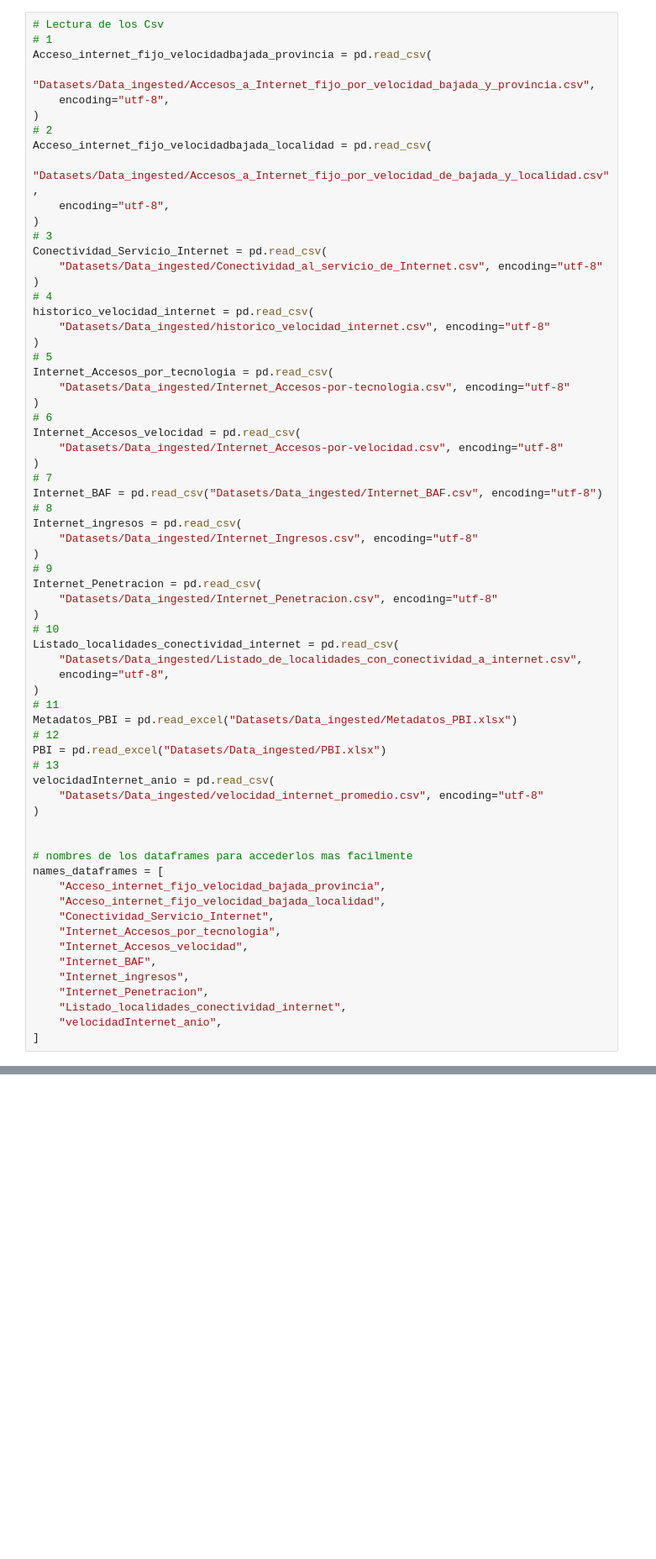
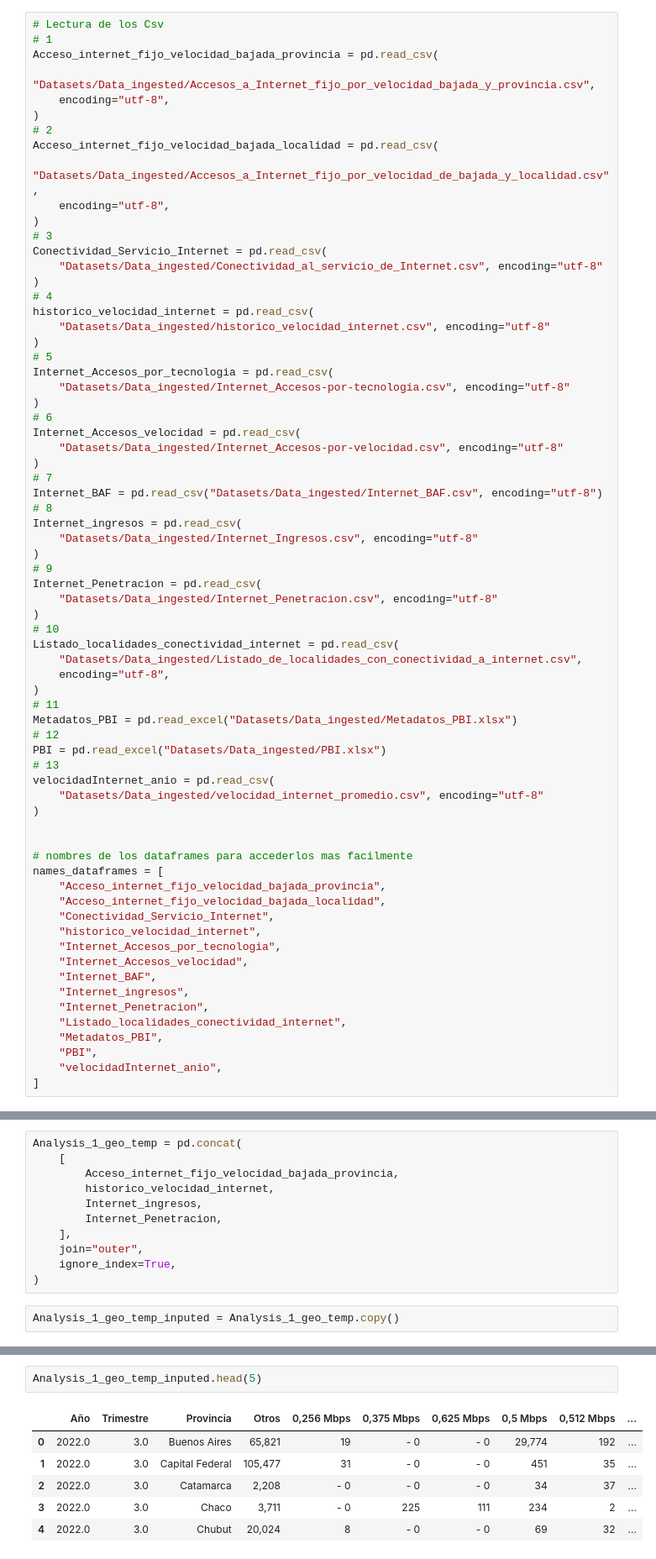
Before and after one commit to EmilianoEmanuelSosa/PI_DA_Data-visualization, a Jupyter notebook: ETL.ipynb, the cells around one changed output, grey strips where cells are left out. Shown at 84% size. Saved outputs shown, nothing was run; the diff lists cells and outputs as text; blank space fills up the shorter version.

```diff
--- a/ETL.ipynb
+++ b/ETL.ipynb
@@ -19,12 +20,12 @@ pd.set_option("display.width", None)
 # %%
 # Lectura de los Csv
 # 1
-Acceso_internet_fijo_velocidadbajada_provincia = pd.read_csv(
+Acceso_internet_fijo_velocidad_bajada_provincia = pd.read_csv(
     "Datasets/Data_ingested/Accesos_a_Internet_fijo_por_velocidad_bajada_y_provincia.csv",
     encoding="utf-8",
 )
 # 2
-Acceso_internet_fijo_velocidadbajada_localidad = pd.read_csv(
+Acceso_internet_fijo_velocidad_bajada_localidad = pd.read_csv(
     "Datasets/Data_ingested/Accesos_a_Internet_fijo_por_velocidad_de_bajada_y_localidad.csv",
     encoding="utf-8",
 )
@@ -74,12 +75,15 @@ names_dataframes = [
     "Acceso_internet_fijo_velocidad_bajada_provincia",
     "Acceso_internet_fijo_velocidad_bajada_localidad",
     "Conectividad_Servicio_Internet",
+    "historico_velocidad_internet",
     "Internet_Accesos_por_tecnologia",
     "Internet_Accesos_velocidad",
     "Internet_BAF",
     "Internet_ingresos",
     "Internet_Penetracion",
     "Listado_localidades_conectividad_internet",
+    "Metadatos_PBI",
+    "PBI",
     "velocidadInternet_anio",
 ]
 # %%
@@ -445,0 +406,13 @@ merged_df.to_csv("hello.csv", index=False)
+# %%
+Analysis_1_geo_temp = pd.concat(
+    [
+        Acceso_internet_fijo_velocidad_bajada_provincia,
+        historico_velocidad_internet,
+        Internet_ingresos,
+        Internet_Penetracion,
+    ],
+    join="outer",
+    ignore_index=True,
+)
+# %%
+Analysis_1_geo_temp_inputed = Analysis_1_geo_temp.copy()
@@ -445,0 +429,9 @@ merged_df.to_csv("hello.csv", index=False)
+# %%
+Analysis_1_geo_temp_inputed.head(5)
+# %% [output]
+|  | Año | Trimestre | Provincia | Otros | 0,256 Mbps | 0,375 Mbps | 0,625 Mbps | 0,5 Mbps | 0,512 Mbps | ... |
+| 0 | 2022.0 | 3.0 | Buenos Aires | 65,821 | 19 | - 0 | - 0 | 29,774 | 192 | ... |
+| 1 | 2022.0 | 3.0 | Capital Federal | 105,477 | 31 | - 0 | - 0 | 451 | 35 | ... |
+| 2 | 2022.0 | 3.0 | Catamarca | 2,208 | - 0 | - 0 | - 0 | 34 | 37 | ... |
+| 3 | 2022.0 | 3.0 | Chaco | 3,711 | - 0 | 225 | 111 | 234 | 2 | ... |
+| 4 | 2022.0 | 3.0 | Chubut | 20,024 | 8 | - 0 | - 0 | 69 | 32 | ... |
```
Also changed, not shown: parts of 13 cells of this notebook, 1 other file.
